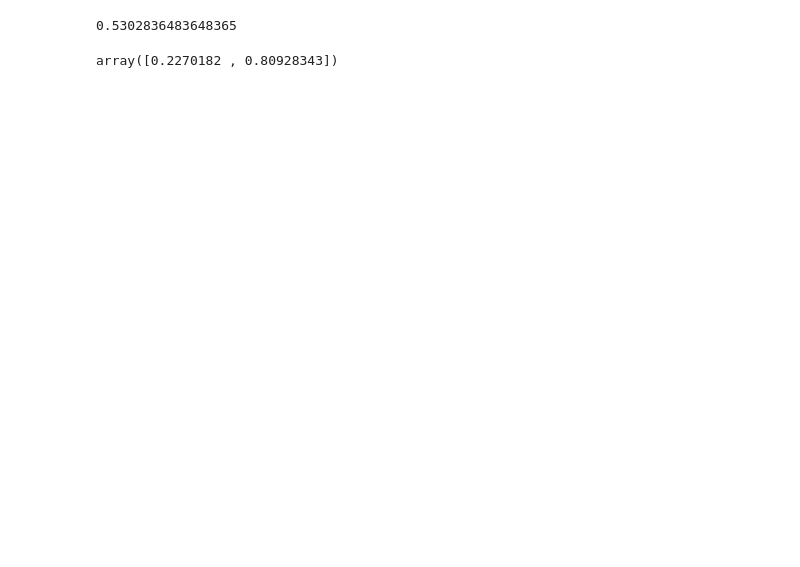
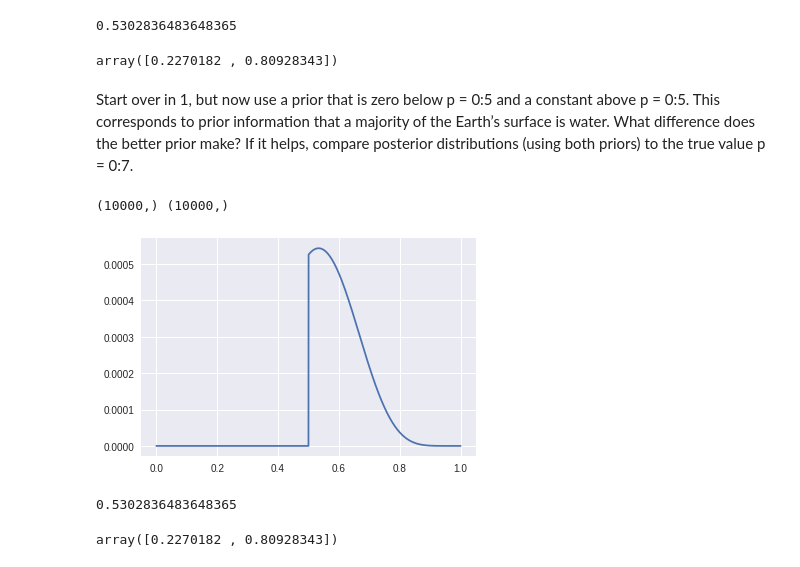
Before and after one commit to upul/SRT, a Jupyter notebook: solutions/week_1.ipynb, the cells around one changed output. Drawn from its saved outputs; the diff is of its cells as text; code cells hidden in the pictures; blank space fills up the shorter version.

```diff
--- a/solutions/week_1.ipynb
+++ b/solutions/week_1.ipynb
@@ -40,3 +47,32 @@ samples.mean()
 np.percentile(samples, q=[0.5, 99.5])
 # %% [output]
 array([0.2270182 , 0.80928343])
+# %% [markdown]
+Start over in 1, but now use a prior that is zero below p = 0:5 and a constant
+above p = 0:5. This corresponds to prior information that a majority
+of the Earth’s surface is water. What difference does the better prior make?
+If it helps, compare posterior distributions (using both priors) to the true
+value p = 0:7.
+# %%
+k = 8
+n = 15
+NUM_DRAWS = 10000
+
+p_grid = np.linspace(start=0.0, stop=1.0, num=NUM_DRAWS)
+
+def prior():
+    prob = np.random.uniform(low=0.0, high=1.0, size=NUM_DRAWS)
+    return np.array([ x >= 0.5 for x in prob], dtype=np.int32)
+
+prior = np.hstack((np.zeros(5000), np.ones(5000)))
+likelihood = stats.binom.pmf(k, n, p=p_grid)
+improved_posterior = likelihood * prior
+improved_posterior = improved_posterior / improved_posterior.sum()
+print(posterior.shape, prior.shape)
+# %% [output]
+(10000,) (10000,)
+# %%
+plt.plot(p_grid, improved_posterior)
+plt.show()
+# %% [output]
+[figure, added]
@@ -42,0 +81,8 @@ array([0.2270182 , 0.80928343])
+# %%
+samples.mean()
+# %% [output]
+0.5302836483648365
+# %%
+np.percentile(samples, q=[0.5, 99.5])
+# %% [output]
+array([0.2270182 , 0.80928343])
```
Also changed, not shown: parts of 8 cells of this notebook, 2 other files.
